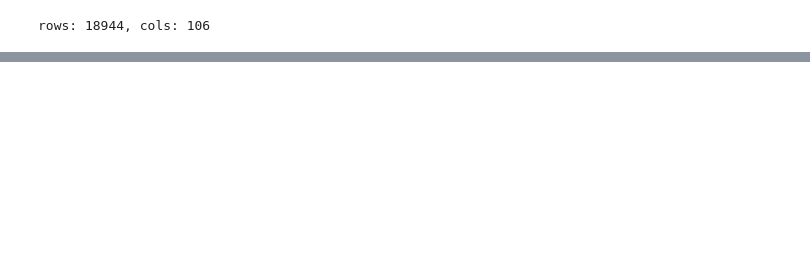
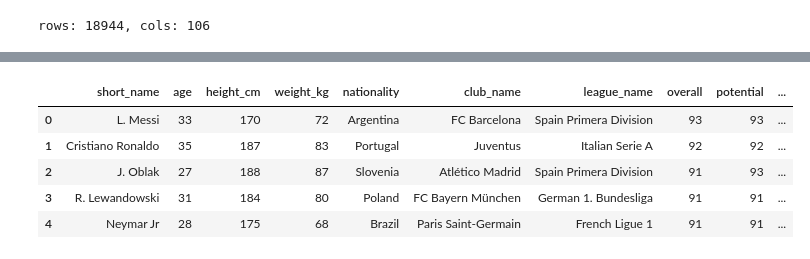
Before and after one commit to akshitlangeh123/FIFA-Seer, a Jupyter notebook: preprocess.ipynb, the cells around one changed output, grey strips where cells are left out. Drawn from its saved outputs; the diff is of its cells as text; code cells hidden in the pictures; blank space fills up the shorter version.

```diff
--- a/preprocess.ipynb
+++ b/preprocess.ipynb
@@ -19,3 +20,19 @@ players_df.head()
 | 2 | 200389 | https://sofifa.com/player/200389/... | J. Oblak | Jan Oblak | 27 | 1993-01-07 | 188 | 87 | Slovenia | ... |
 | 3 | 188545 | https://sofifa.com/player/188545/... | R. Lewandowski | Robert Lewandowski | 31 | 1988-08-21 | 184 | 80 | Poland | ... |
 | 4 | 190871 | https://sofifa.com/player/190871/... | Neymar Jr | Neymar da Silva Santos Júnior | 28 | 1992-02-05 | 175 | 68 | Brazil | ... |
+# %%
+columns_to_be_removed = ["sofifa_id", "player_url", "long_name", "dob", "league_rank", "body_type", "real_face", "release_clause_eur",
+                         "loaned_from", "joined", "contract_valid_until", "team_jersey_number", "nation_jersey_number", "gk_diving", "gk_handling",
+                         "gk_kicking", "gk_reflexes", "gk_speed", "gk_positioning", "goalkeeping_diving", "goalkeeping_handling", "goalkeeping_kicking",
+                           "goalkeeping_positioning", "goalkeeping_reflexes"]
+
+players_df.drop(columns=columns_to_be_removed, axis=1, inplace=True)
+
+players_df.head()
+# %% [output]
+|  | short_name | age | height_cm | weight_kg | nationality | club_name | league_name | overall | potential | ... |
+| 0 | L. Messi | 33 | 170 | 72 | Argentina | FC Barcelona | Spain Primera Division | 93 | 93 | ... |
+| 1 | Cristiano Ronaldo | 35 | 187 | 83 | Portugal | Juventus | Italian Serie A | 92 | 92 | ... |
+| 2 | J. Oblak | 27 | 188 | 87 | Slovenia | Atlético Madrid | Spain Primera Division | 91 | 93 | ... |
+| 3 | R. Lewandowski | 31 | 184 | 80 | Poland | FC Bayern München | German 1. Bundesliga | 91 | 91 | ... |
+| 4 | Neymar Jr | 28 | 175 | 68 | Brazil | Paris Saint-Germain | French Ligue 1 | 91 | 91 | ... |
```
Also changed, not shown: parts of 2 cells of this notebook.
